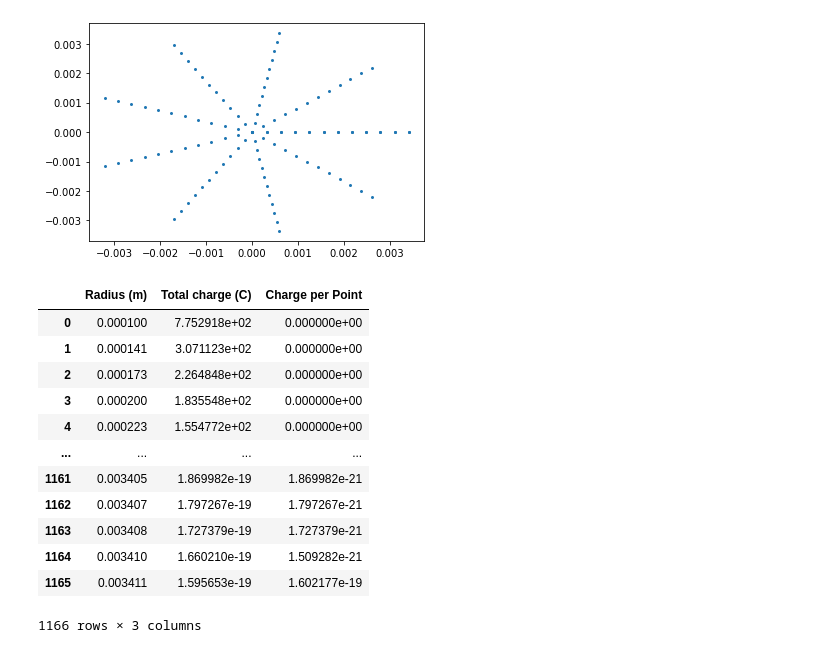
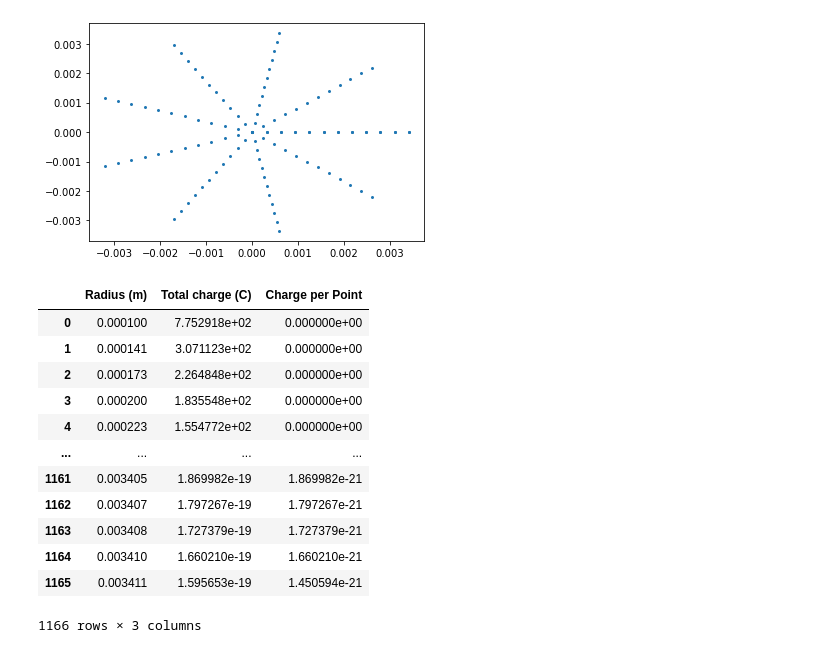
Before and after one commit to AriAtari/ChargeSeparation, a Jupyter notebook: Changing_radii.ipynb, the cells around one changed output. Cells and saved outputs as stored; diff of their text form; code cells hidden in the pictures.

```diff
--- a/Changing_radii.ipynb
+++ b/Changing_radii.ipynb
@@ -225,10 +227,10 @@ plt.scatter(x,y,marker=".",lw=0.01)
 rad= ChangeA.iloc[:,0]
 Totcharge = ChangeA.iloc[:,1]
 count = 0
-cpp = np.array([]) #charge per point in coulombs
-for i in range(len(rad)-1):
+cpp = np.array([0,]) #charge per point in coulombs
+for i in range(1,len(rad)):
     for cur in valuesr:
-        if cur > rad[i] and cur< rad[i+1]:
+        if cur > rad[i-1] and cur< rad[i]:
             count += ppa
     if count > 0:
         cpp = np.append(cpp,Totcharge[i]/count)
@@ -236,18 +238,18 @@ for i in range(len(rad)-1):
         cpp = np.append(cpp,0)
 # %%
 ChangeA["Charge per Point"] = pd.Series(cpp)
-ChangeA.fillna(e)
+ChangeA
 # %% [output]
 |  | Radius (m) | Total charge (C) | Charge per Point |
 | 0 | 0.000100 | 7.752918e+02 | 0.000000e+00 |
 | 1 | 0.000141 | 3.071123e+02 | 0.000000e+00 |
 | 2 | 0.000173 | 2.264848e+02 | 0.000000e+00 |
 | 3 | 0.000200 | 1.835548e+02 | 0.000000e+00 |
 | 4 | 0.000223 | 1.554772e+02 | 0.000000e+00 |
 | ... | ... | ... | ... |
 | 1161 | 0.003405 | 1.869982e-19 | 1.869982e-21 |
 | 1162 | 0.003407 | 1.797267e-19 | 1.797267e-21 |
 | 1163 | 0.003408 | 1.727379e-19 | 1.727379e-21 |
-| 1164 | 0.003410 | 1.660210e-19 | 1.509282e-21 |
-| 1165 | 0.003411 | 1.595653e-19 | 1.602177e-19 |
+| 1164 | 0.003410 | 1.660210e-19 | 1.660210e-21 |
+| 1165 | 0.003411 | 1.595653e-19 | 1.450594e-21 |
 1166 rows × 3 columns
```
Also changed, not shown: parts of 9 cells of this notebook.
